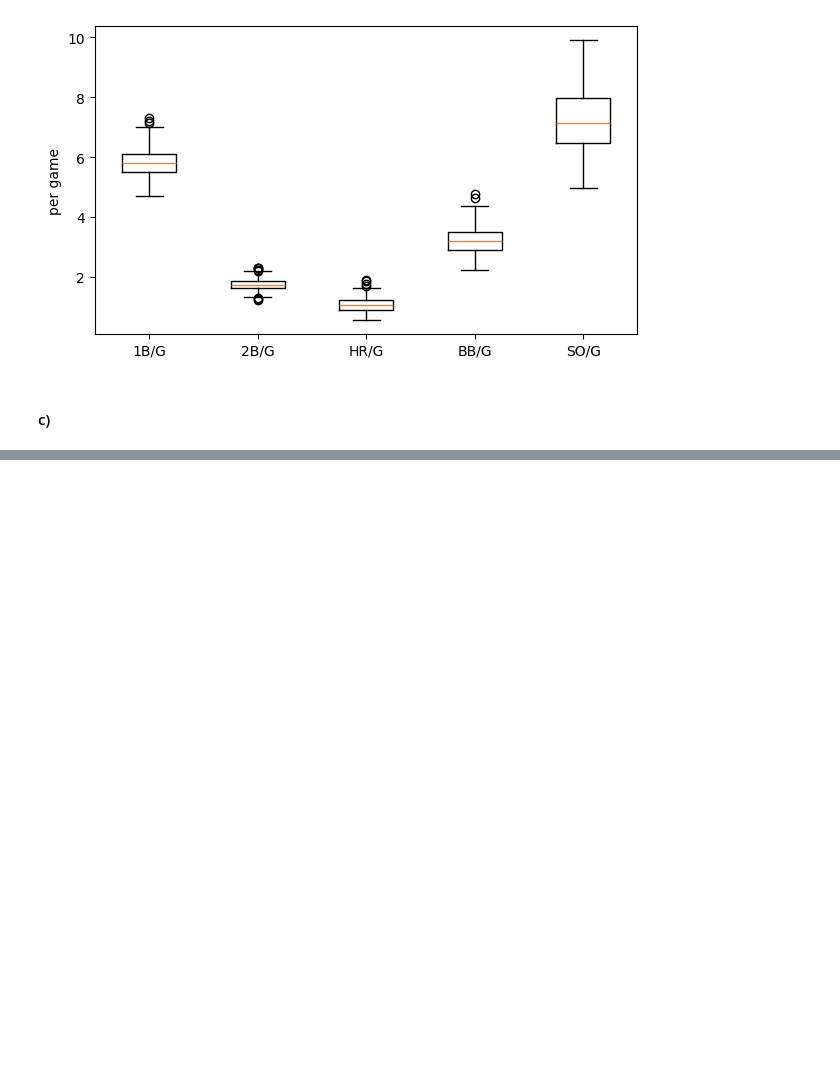
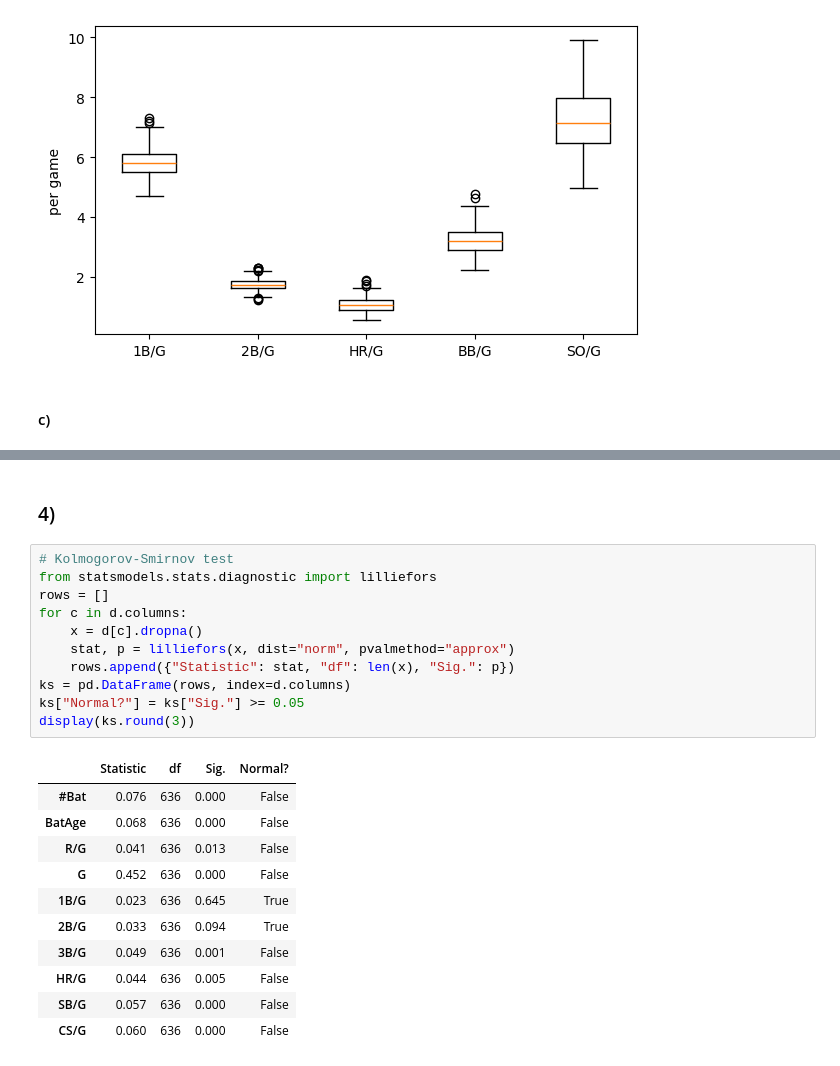
Before and after one commit to eltonneman/math4581_computer_lab, a Jupyter notebook: teamstats_report.ipynb, the cells around one changed output, grey strips where cells are left out. Saved outputs shown, nothing was run; the diff lists cells and outputs as text; blank space fills up the shorter version.

```diff
--- a/teamstats_report.ipynb
+++ b/teamstats_report.ipynb
@@ -95,0 +101,25 @@ plt.show()
+# %% [markdown]
+### 4)
+# %%
+# Kolmogorov-Smirnov test
+from statsmodels.stats.diagnostic import lilliefors
+rows = []
+for c in d.columns:
+    x = d[c].dropna()
+    stat, p = lilliefors(x, dist="norm", pvalmethod="approx")
+    rows.append({"Statistic": stat, "df": len(x), "Sig.": p})
+ks = pd.DataFrame(rows, index=d.columns)
+ks["Normal?"] = ks["Sig."] >= 0.05
+display(ks.round(3))
+# %% [output]
+|  | Statistic | df | Sig. | Normal? |
+| #Bat | 0.076 | 636 | 0.000 | False |
+| BatAge | 0.068 | 636 | 0.000 | False |
+| R/G | 0.041 | 636 | 0.013 | False |
+| G | 0.452 | 636 | 0.000 | False |
+| 1B/G | 0.023 | 636 | 0.645 | True |
+| 2B/G | 0.033 | 636 | 0.094 | True |
+| 3B/G | 0.049 | 636 | 0.001 | False |
+| HR/G | 0.044 | 636 | 0.005 | False |
+| SB/G | 0.057 | 636 | 0.000 | False |
+| CS/G | 0.060 | 636 | 0.000 | False |
```
Also changed, not shown: parts of 11 cells of this notebook.
